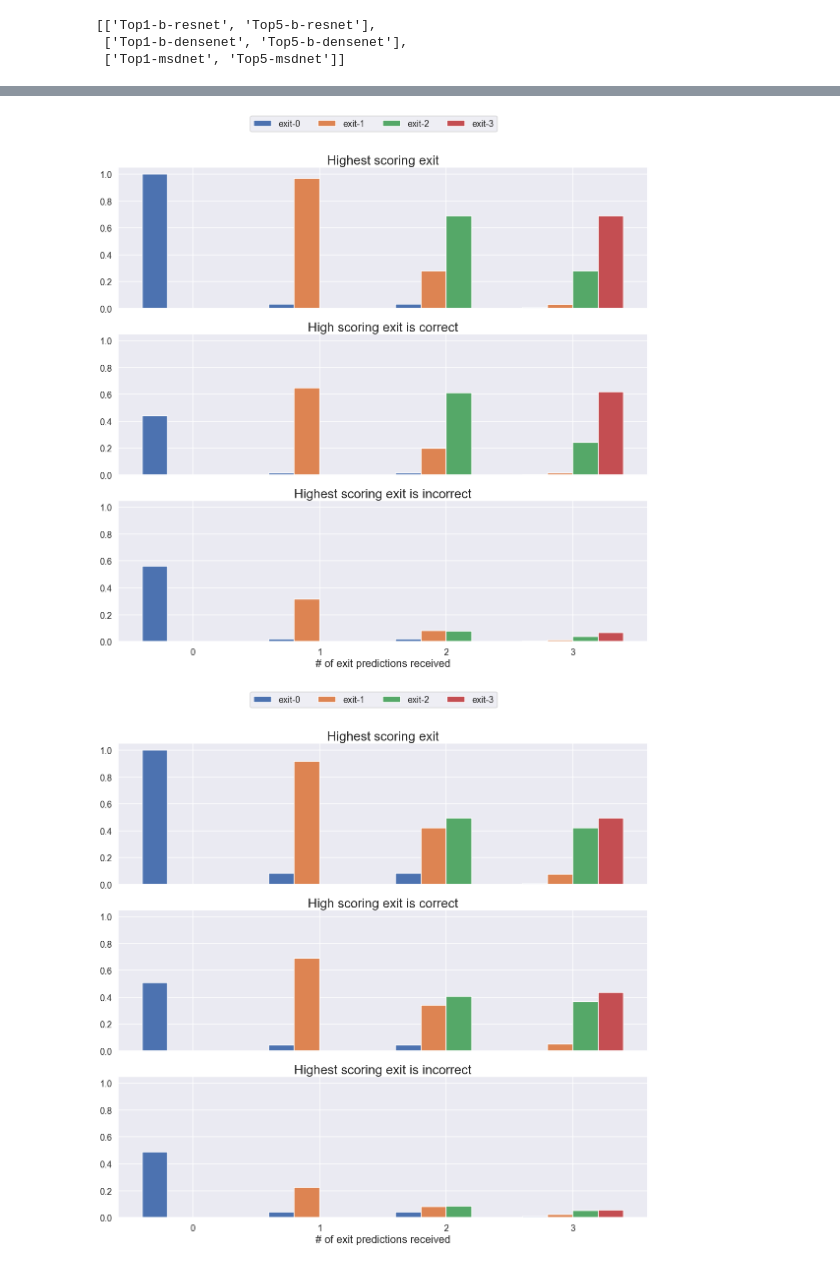
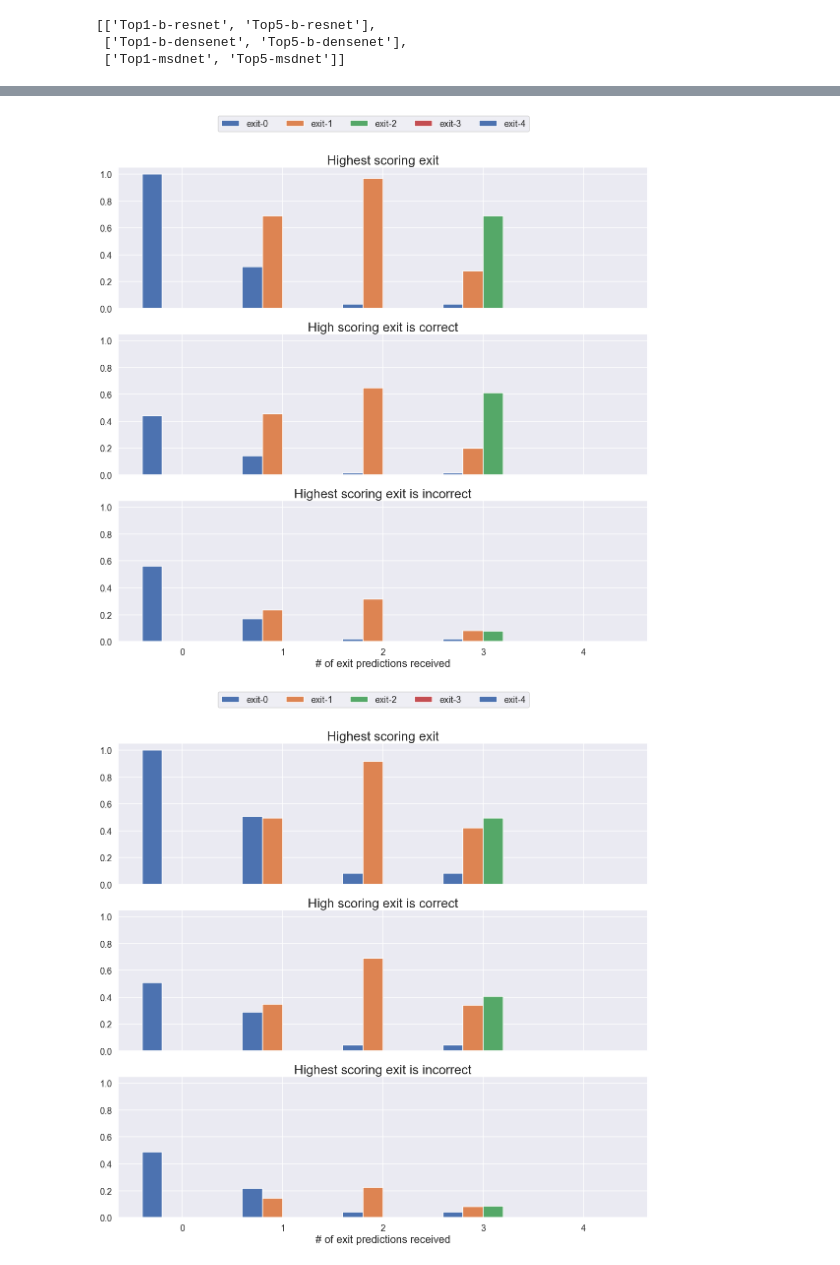
Before and after one commit to AlexKarlsen/thesis-src, a Jupyter notebook: DDNN/edge_test/correctness and scoring.ipynb, the cells around one changed output, grey strips where cells are left out. Saved outputs shown, nothing was run; the diff lists cells and outputs as text; code cells hidden in the pictures.

```diff
--- a/DDNN/edge_test/correctness and scoring.ipynb
+++ b/DDNN/edge_test/correctness and scoring.ipynb
@@ -20,6 +20,6 @@ sns.palplot(current_palette)
 results = {
     'b-resnet' : pd.read_json('../edge_test/nuc_2_jetson_b-resnet.json'),
     'b-densenet' : pd.read_json('../edge_test/nuc_2_jetson_b-densenet.json'),
-    'msdnet' : pd.read_json('../edge_test/nuc_2_jetson_msdnet.json')
+    'msdnet' : pd.read_json('../edge_test/msdnet-local3.json')
 }
 # %%
@@ -50,6 +51,9 @@ top1
 combined_top5 = {}
 for net in results:
     one_is_right = np.zeros(4)
+    if net == 'msdnet':
+        one_is_right = np.zeros(5)
+
     for _, d in results[net].groupby('sample'):
         idx = d.index_top5.tolist()
         for n in range(len(idx),0,-1):
@@ -65,6 +69,8 @@ combined_top5
 combined_top1 = {}
 for net in results:
     one_is_right = np.zeros(4)
+    if net == 'msdnet':
+        one_is_right = np.zeros(5)
     for _, d in results[net].groupby('sample'):
         if any(i==0 for i in d.index_top5.tolist()):
             one_is_right += 1
@@ -177,11 +129,12 @@ ax.set(xlabel='Exit-#', ylabel='Accuracy')
 # %%
 nets = { net : {} for net in results}
 for net in results:
-    best_exit = np.zeros(4)
-    best_score = np.zeros((4,4))
-    highscore_incorrect = np.zeros((4,4))
-    highscore_correct = np.zeros((4,4))
-    worst_mistaken = np.zeros(4)
+    n_exits = 5
+    best_exit = np.zeros(n_exits)
+    best_score = np.zeros((n_exits,n_exits))
+    highscore_incorrect = np.zeros((n_exits,n_exits))
+    highscore_correct = np.zeros((n_exits,n_exits))
+    worst_mistaken = np.zeros(n_exits)
     for i, d in results[net].groupby('sample'):
         #tmp = d[np.argmax(d.scores.tolist()[0]):1]
         correct = np.array(d.correct.tolist())
@@ -193,7 +146,7 @@ for net in results:
             #print(n)
             correct = correct[:n]
             scores = scores[:,:n]
-            e_highscore = np.argmax(scores) // 4
+            e_highscore = np.argmax(scores) // n_exits
             #print(scores)
 
             best_score[n-1][e_highscore] +=1
@@ -238,27 +192,28 @@ array([[1462.,    0.,    0.,    0.],
 # %%
 for net in nets:
     fig, axes = plt.subplots(3,1, sharex=True, sharey=True, figsize=(16,16))
-    x = np.arange(4)
+    n_exits = 5
+    x = np.arange(n_exits)
     width = 0.2
     #ax.bar(x-width, best_exit, width=width)
     #ax.bar(x, best_score, width=width)
     #ax.bar(x+width, score_correct, width=width)
-    for index_offset, exit_n in zip([-1.5,-.5,.5,1.5], range(4)):
+    for index_offset, exit_n in zip([-1.5,-.5,.5,1.5], range(n_exits)):
         axes[0].bar(x+(width*index_offset), nets[net]['best exit scoring'].T[exit_n] /5000, width=width)
         axes[1].bar(x+(width*index_offset), nets[net]['best score exit correct'].T[exit_n] /5000, width=width)
         axes[2].bar(x+(width*index_offset), nets[net]['best score exit incorrect'].T[exit_n] /5000, width=width)
 
     for ax, title in zip(axes.flat, ['Highest scoring exit', 'High scoring exit is correct', 'Highest scoring exit is incorrect']):
         ax.set_xticks(x)
         ax.set_title(title)
         ax.set_xlabel('# of exit predictions received')
         ax.label_outer()
         #ax.set_xticklabels(label for label in nets[net])
 
-    fig.legend(['exit-{}'.format(x) for x in range(4)], ncol=4, loc="upper center", fontsize='medium')
+    fig.legend(['exit-{}'.format(x) for x in range(n_exits)], ncol=n_exits, loc="upper center", fontsize='medium')
     fig.tight_layout()
     fig.subplots_adjust(top=0.90)
     plt.savefig(net + '_correctness.png')
 # %% [output]
-[figure, old version]
+[figure, new version]
-[figure, old version]
+[figure, new version]
```
Also changed, not shown: parts of 12 cells of this notebook, 23 other files.
